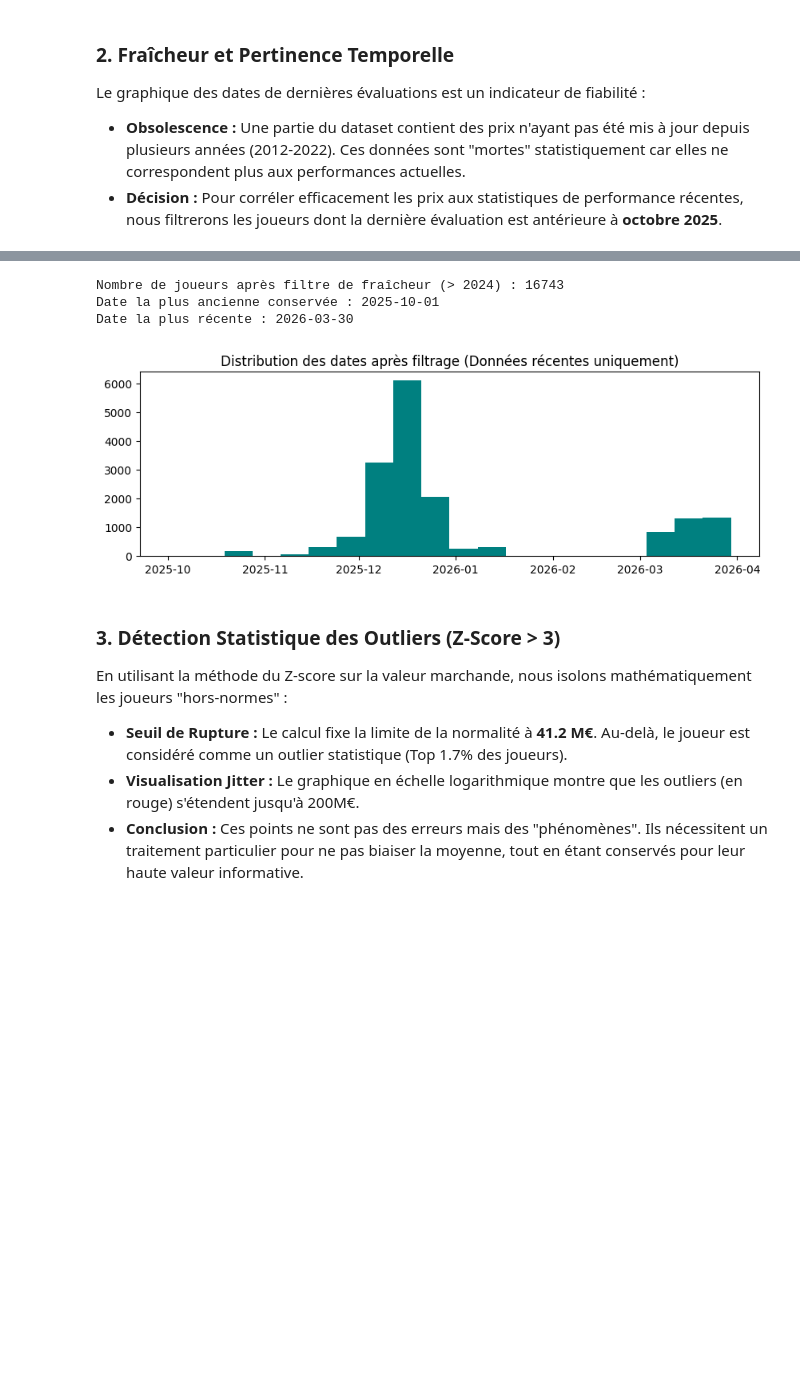
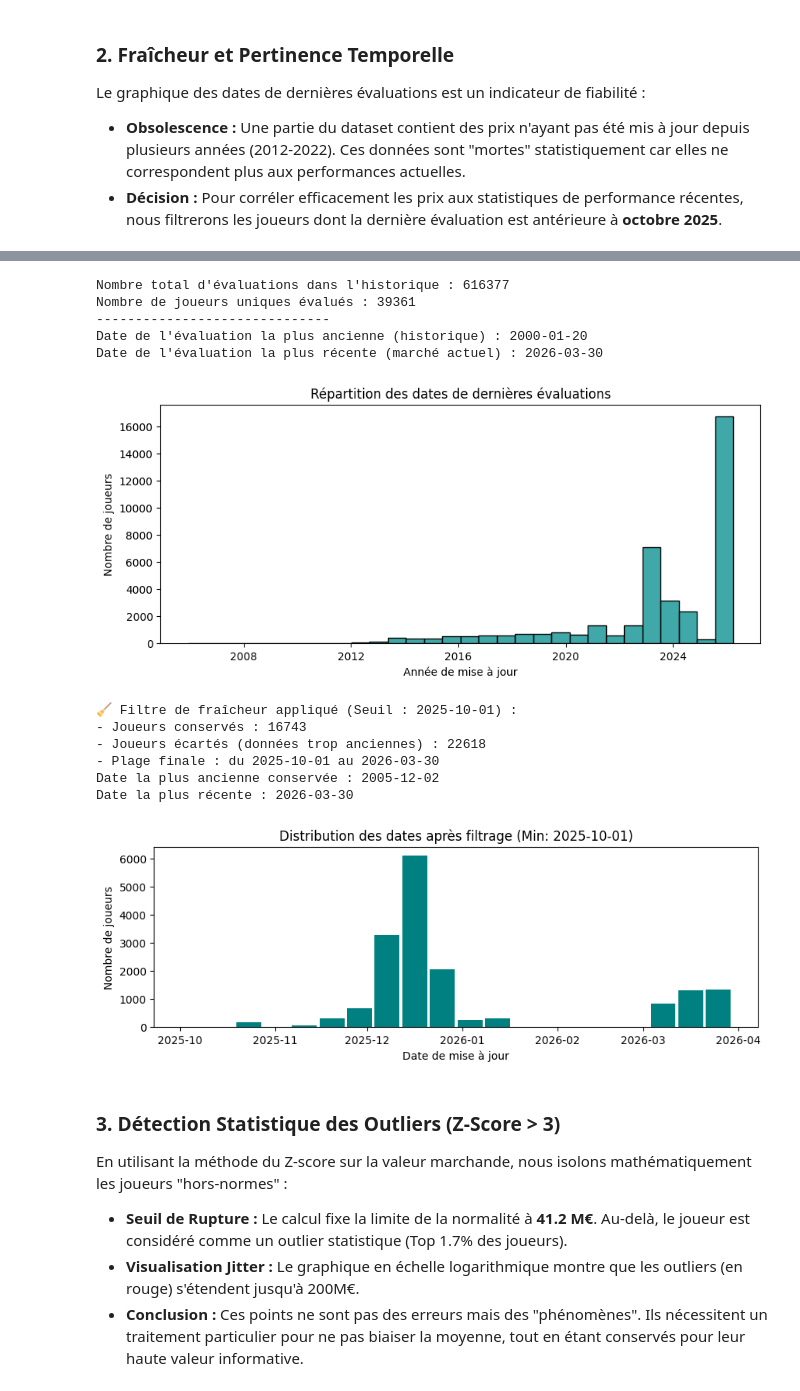
Before and after one commit to Quadratic-Labs/predict_vm_football, a Jupyter notebook: notebooks/02_exploration_qualite.ipynb, the cells around one changed output, grey strips where cells are left out. Saved outputs shown, nothing was run; the diff lists cells and outputs as text; code cells hidden in the pictures; blank space fills up the shorter version.

```diff
--- a/notebooks/02_exploration_qualite.ipynb
+++ b/notebooks/02_exploration_qualite.ipynb
@@ -60,33 +60,11 @@ Le graphique des dates de dernières évaluations est un indicateur de fiabilit
 * **Obsolescence :** Une partie du dataset contient des prix n'ayant pas été mis à jour depuis plusieurs années (2012-2022). Ces données sont "mortes" statistiquement car elles ne correspondent plus aux performances actuelles.
 * **Décision :** Pour corréler efficacement les prix aux statistiques de performance récentes, nous filtrerons les joueurs dont la dernière évaluation est antérieure à **octobre 2025**.
 # %%
-# 1. Chargement de l'historique des valeurs
+# Chargement de l'historique des valeurs marchandes
 df_valuations = pd.read_csv("../data/transfermarkt_datasets/player_valuations.csv")
 
 # Convertir la colonne date en format datetime
-df_valuations['date'] = pd.to_datetime(df_valuations['date'])
-
-# 2. Identifier la valeur la plus récente pour chaque joueur
-# On trie par date et on garde le dernier enregistrement pour chaque player_id
-df_latest_values = df_valuations.sort_values('date').drop_duplicates('player_id', keep='last')
-
-# 3. Focus sur la fraîcheur des prix (Analyse demandée)
-print(f"Nombre total d'évaluations dans l'historique : {len(df_valuations)}")
-print(f"Nombre de joueurs uniques évalués : {df_latest_values['player_id'].nunique()}")
-print("-" * 30)
-print(f"Date de l'évaluation la plus ancienne (historique) : {df_valuations['date'].min().date()}")
-print(f"Date de l'évaluation la plus récente (marché actuel) : {df_valuations['date'].max().date()}")
-
-# 4. Visualisation de la "Fraîcheur"
-import matplotlib.pyplot as plt
-import seaborn as sns
-
-plt.figure(figsize=(10, 4))
-sns.histplot(df_latest_values['date'], bins=30, color='darkcyan')
-plt.title("Répartition des dates de dernières évaluations")
-plt.xlabel("Année de mise à jour")
-plt.ylabel("Nombre de joueurs")
-plt.show()
+get_latest_player_valuations(df_valuations, plot_freshness=True)
 # %% [output]
 Nombre total d'évaluations dans l'historique : 616377
 Nombre de joueurs uniques évalués : 39361
@@ -97,29 +88,22 @@ Date de l'évaluation la plus récente (marché actuel) : 2026-03-30
-# %%
-# --- FILTRE DE FRAÎCHEUR DES DONNÉES ---
-
-# 1. Définir la date charnière (1er Janvier 2024)
-date_seuil = pd.to_datetime('2025-10-01')
-
-# 2. Appliquer le filtre sur df_latest_values
-# On ne garde que les joueurs dont la dernière mise à jour est en 2024, 2025 ou 2026
-df_latest_values = df_latest_values[df_latest_values['date'] >= date_seuil].copy()
-
-# 3. Vérification du résultat
-print(f"Nombre de joueurs après filtre de fraîcheur (> 2024) : {len(df_latest_values)}")
-print(f"Date la plus ancienne conservée : {df_latest_values['date'].min().date()}")
-print(f"Date la plus récente : {df_latest_values['date'].max().date()}")
-
-# Visualisation rapide pour confirmer le nettoyage
-import matplotlib.pyplot as plt
-plt.figure(figsize=(10, 3))
-df_latest_values['date'].hist(bins=20, color='teal', grid=False)
-plt.title("Distribution des dates après filtrage (Données récentes uniquement)")
-plt.show()
-# %% [output]
-Nombre de joueurs après filtre de fraîcheur (> 2024) : 16743
-Date la plus ancienne conservée : 2025-10-01
-Date la plus récente : 2026-03-30
-[figure, removed]
+# %%
+df_latest_values = get_latest_player_valuations(df_valuations, plot_freshness=True)
+
+# Utilisation de la fonction avec ton seuil personnalisé
+df_market_final = filter_valuation_freshness(df_latest_values, threshold_date='2025-10-01')
+# %% [output]
+Nombre total d'évaluations dans l'historique : 616377
+Nombre de joueurs uniques évalués : 39361
+------------------------------
+Date de l'évaluation la plus ancienne (historique) : 2000-01-20
+Date de l'évaluation la plus récente (marché actuel) : 2026-03-30
+[figure, added]
+🧹 Filtre de fraîcheur appliqué (Seuil : 2025-10-01) :
+- Joueurs conservés : 16743
+- Joueurs écartés (données trop anciennes) : 22618
+- Plage finale : du 2025-10-01 au 2026-03-30
+Date la plus ancienne conservée : 2005-12-02
+Date la plus récente : 2026-03-30
+[figure, added]
 # %% [markdown]
 ### 3. Détection Statistique des Outliers (Z-Score > 3)
 En utilisant la méthode du Z-score sur la valeur marchande, nous isolons mathématiquement les joueurs "hors-normes" :
```
Also changed, not shown: parts of 29 cells of this notebook, 1 other file.
